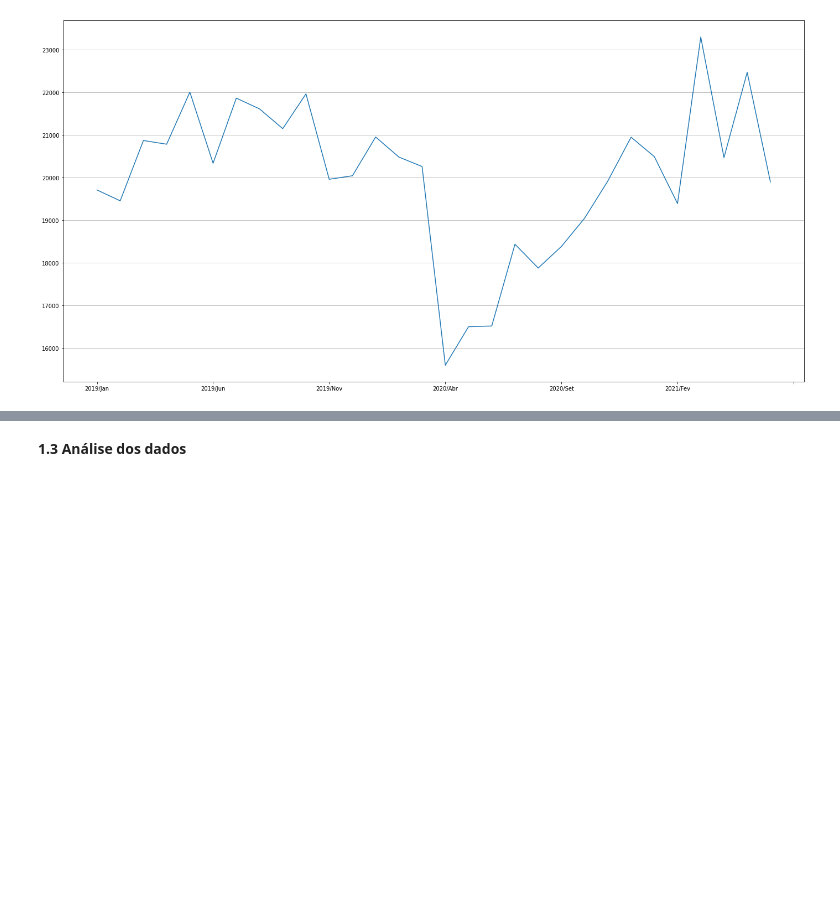
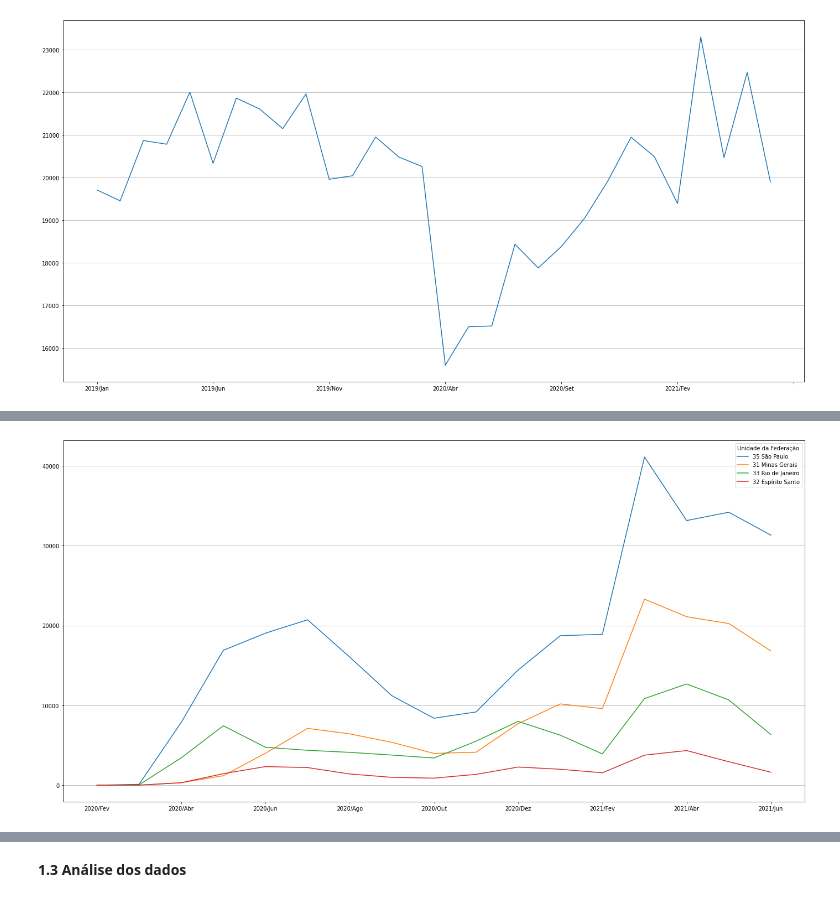
Before and after one commit to jhonnyribeiro/bootcamp-data-science, a Jupyter notebook: desafio_modulo_01.ipynb, the cells around one changed output, grey strips where cells are left out. Cells and saved outputs as stored; diff of their text form; code cells hidden in the pictures; blank space fills up the shorter version.

Commit message:
add Análise internação covid vs internação geral

```diff
--- a/desafio_modulo_01.ipynb
+++ b/desafio_modulo_01.ipynb
@@ -55,0 +58,14 @@ plt.grid(axis="y")
+# %%
+#Tabela regiao sudeste
+
+internacao_covid = pd.read_csv("/content/INTERNACOES_ANO_MES_UNIDADE_FEDERACAO_REGIAO_SUDESTE_ATE2021-08_20211105_COVID19.CSV", encoding="ISO-8859-1", sep=";", skiprows=5, skipfooter=12)
+internacao_covid = internacao_covid.replace("-", 0)
+internacao_covid = internacao_covid.replace("1", 1)
+internacao_covid = internacao_covid.drop("Total", axis=1)
+internacao_covid = internacao_covid.set_index("Unidade da Federação")
+meses_analise = internacao_covid.columns[:-2]
+internacao_covid = internacao_covid[meses_analise]
+internacao_covid["Total"] = internacao_covid.sum(axis=1)
+internacao_covid = internacao_covid.sort_values("Total", ascending=False)
+internacao_covid = internacao_covid.drop("Total", axis=1)
+internacao_covid
@@ -55,0 +91,6 @@ plt.grid(axis="y")
+# %%
+#Grafico Região Sudeste
+internacao_covid.T.plot(figsize=(24,12))
+plt.grid(axis="y")
+# %% [output]
+[figure, added]
```
Also changed, not shown: parts of 4 cells of this notebook.
